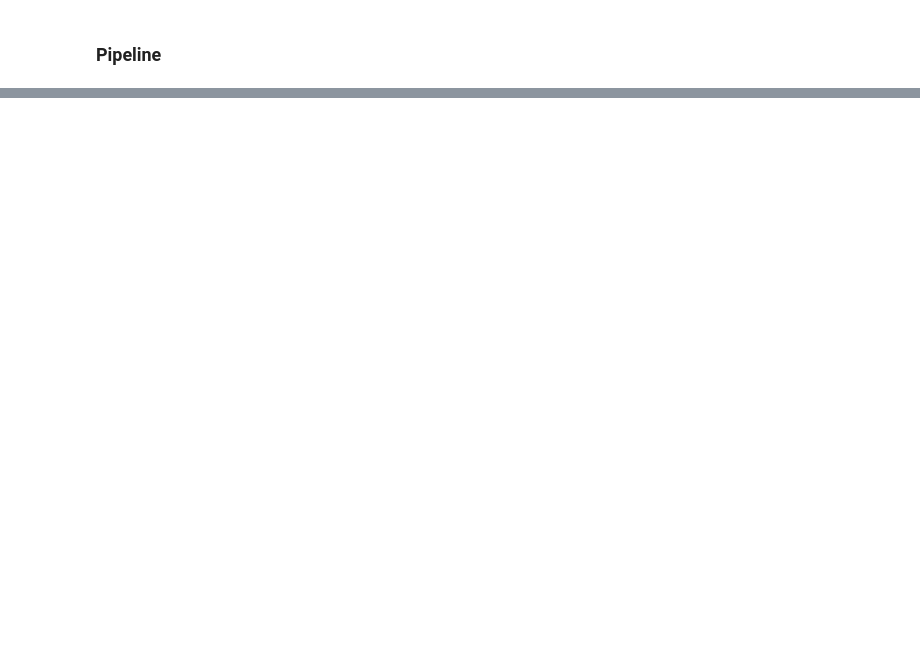
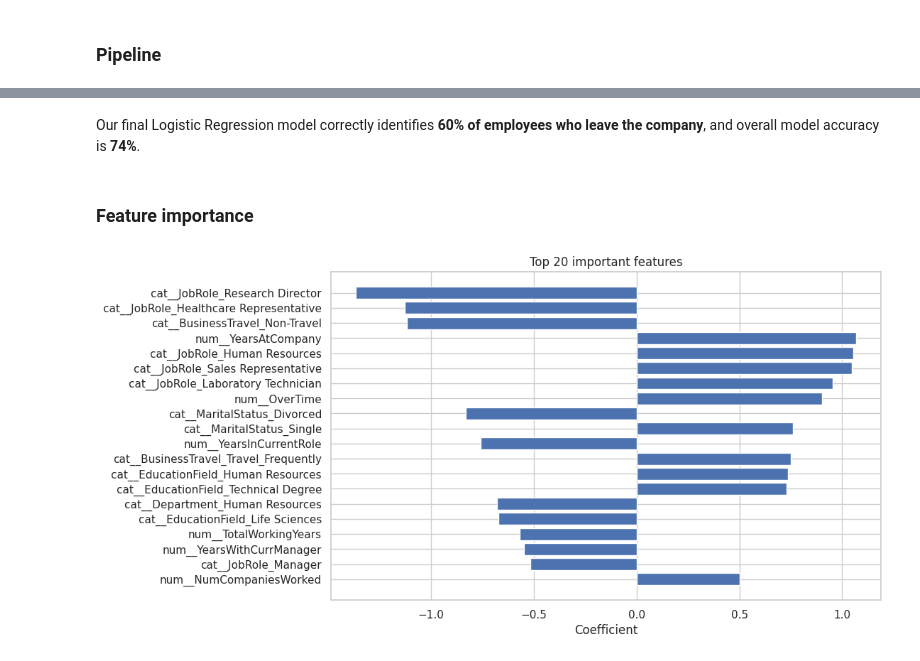
Before and after one commit to MDMinhazulIslamKhan/employee_attrition_ml, a Jupyter notebook: train.ipynb, the cells around one changed output, grey strips where cells are left out. Saved outputs shown, nothing was run; the diff lists cells and outputs as text; code cells hidden in the pictures; blank space fills up the shorter version.

```diff
--- a/train.ipynb
+++ b/train.ipynb
@@ -269,0 +495,25 @@ Test : (368, 31)
+# %% [markdown]
+Our final Logistic Regression model correctly identifies **60% of employees who leave the company**, and overall model accuracy is **74%**.
+# %% [markdown]
+### Feature importance
+# %%
+feature_names = loaded_model.named_steps['preprocessor'].get_feature_names_out()
+coefficient = loaded_model.named_steps['model'].coef_[0]
+
+feature_importance = pd.DataFrame({
+    'feature': feature_names,
+    'coefficient': coefficient,
+    'importance': abs(coefficient)
+})
+
+sorted_feature_importance = feature_importance.sort_values(by='importance', ascending=False)
+
+top_20 = sorted_feature_importance.head(20)
+
+plt.barh(top_20['feature'], top_20['coefficient'])
+plt.xlabel('Coefficient')
+plt.title('Top 20 important features')
+plt.gca().invert_yaxis()
+plt.show()
+# %% [output]
+[figure, added]
```
Also changed, not shown: parts of 19 cells of this notebook, 1 other file.
